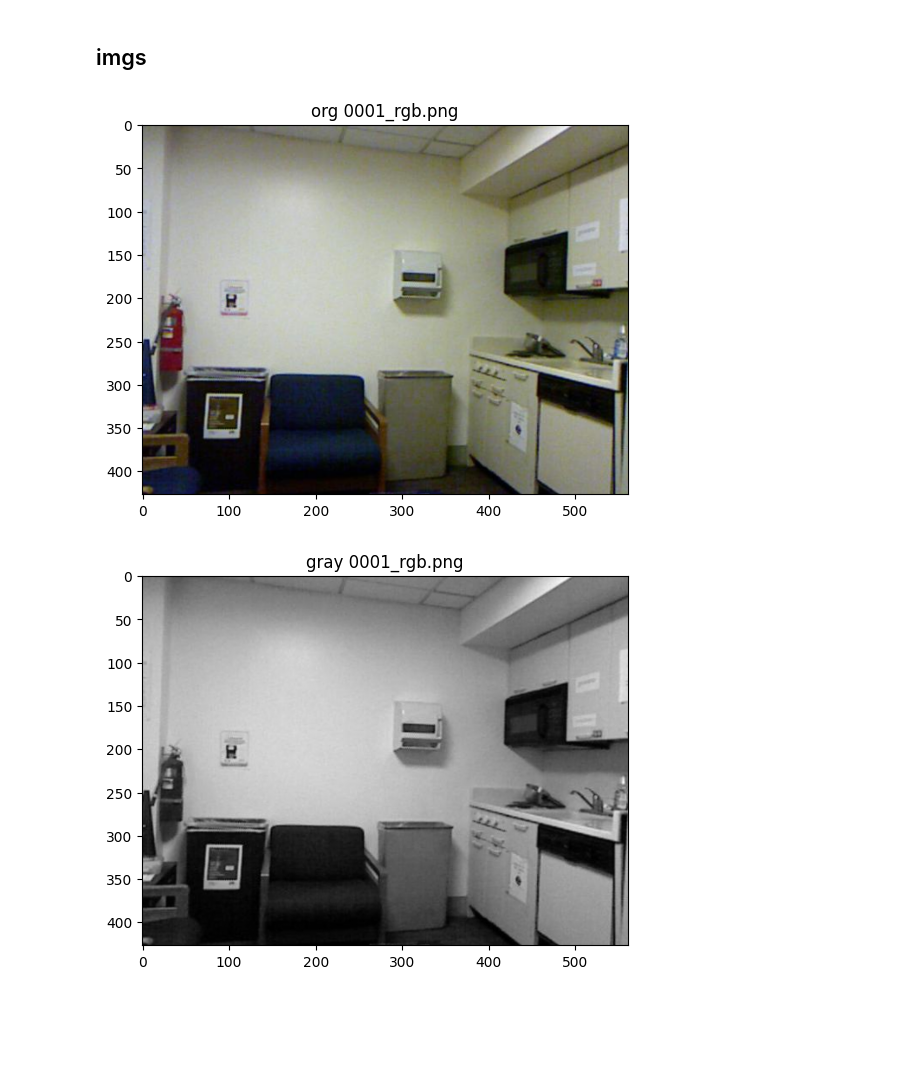
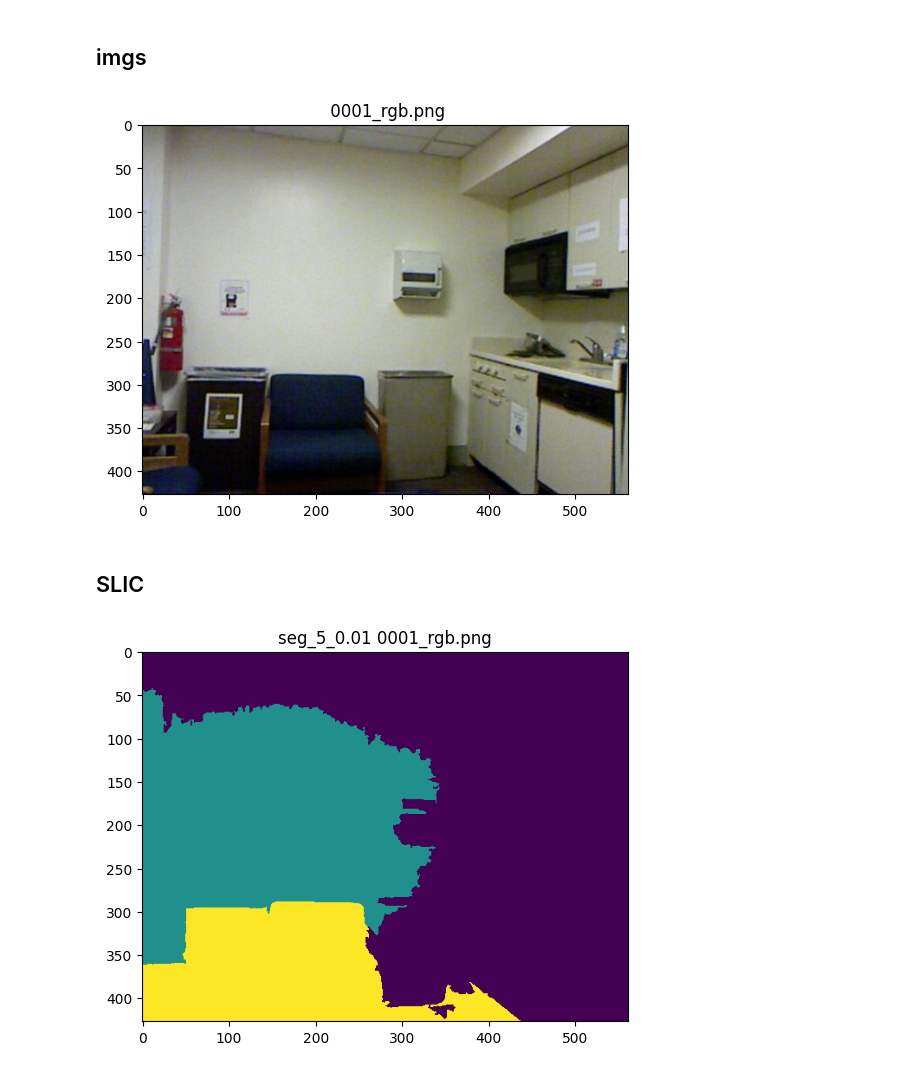
Before and after one commit to marekd6/CV1_labs, a Jupyter notebook: Assignment 04-20260107/A4_T3_Drwal.ipynb, the cells around one changed output. Drawn from its saved outputs; the diff is of its cells as text; code cells hidden in the pictures; blank space fills up the shorter version.

Commit message:
SLIC segment

```diff
--- a/Assignment 04-20260107/A4_T3_Drwal.ipynb
+++ b/Assignment 04-20260107/A4_T3_Drwal.ipynb
@@ -19,18 +19,19 @@ from matplotlib.patches import Circle
 ## defs
 # %%
 def show_img(img, pth='', comment='', show=True):
-    plt.imshow(img, cmap=plt.cm.gray)
+    plt.imshow(img)
     plt.title(comment +' ' + pth)
     if show:
         plt.show()
 # %%
-def load_display_img(pth, is_gray=False):
+def load_display_img(pth):
     img = ski.io.imread(pth)
-    if not is_gray:
-        show_img(img, pth, 'org')
-        img = ski.color.rgb2gray(img)
-    show_img(img, pth, 'gray')
+    show_img(img, pth)
     return img
+# %%
+def segment(img, pth, n=None, c=None):
+    labels = ski.segmentation.slic(image=img, n_segments=n, compactness=c)
+    show_img(labels, pth, f'seg_{n}_{c}')
 # %% [markdown]
 ## imgs
 # %%
@@ -38,5 +39,10 @@ pth = '0001_rgb.png'
 # %%
 img = load_display_img(pth)
 # %% [output]
-[figure, old version]
+[figure, new version]
-[figure, removed]
+# %% [markdown]
+## SLIC
+# %%
+segment(img, pth, 5, 0.01)
+# %% [output]
+[figure, added]
```
Also changed, not shown: parts of 2 cells of this notebook.
